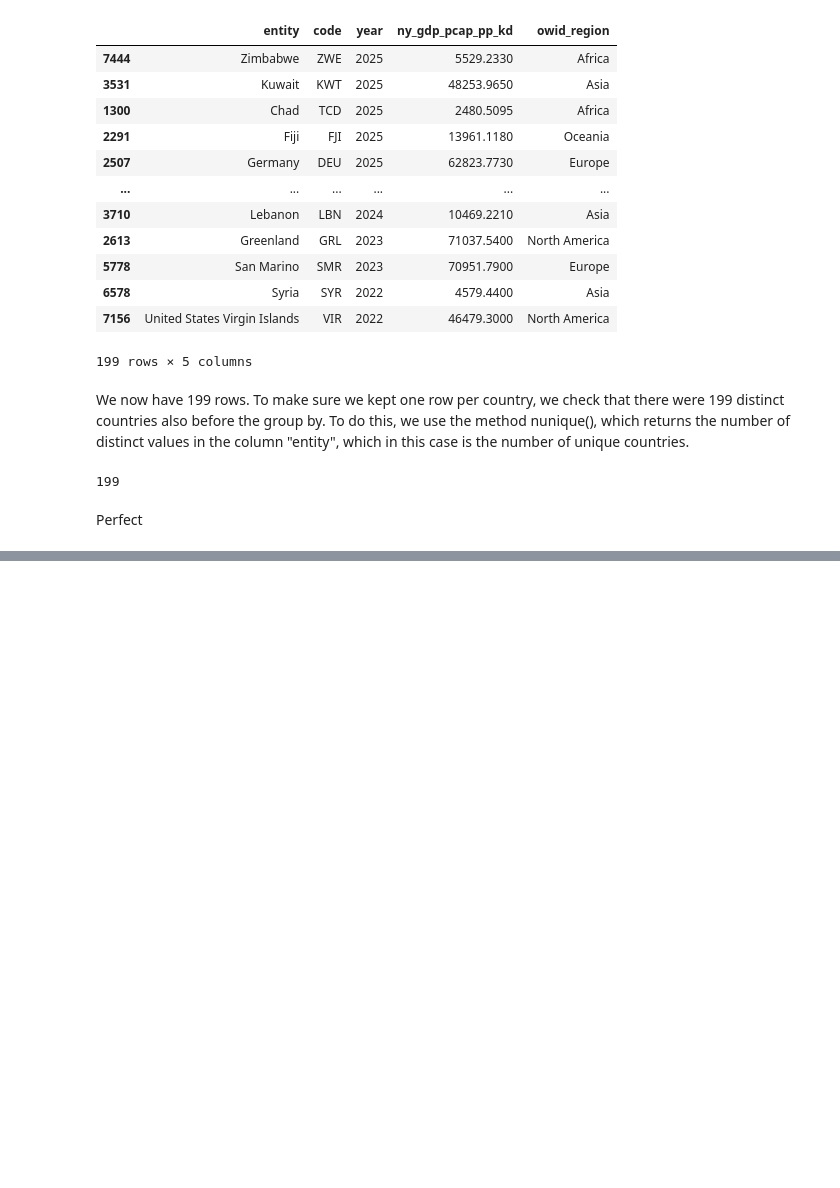
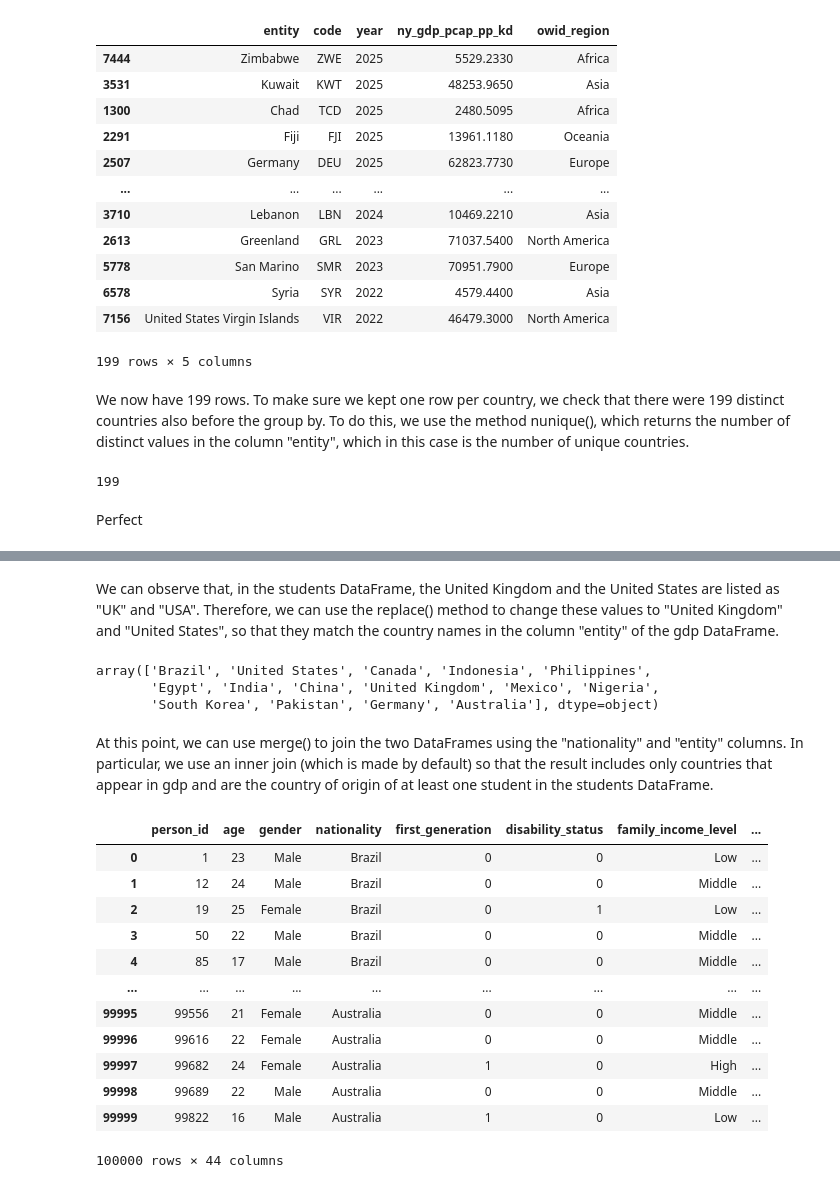
Before and after one commit to reneefarinelli/Farinelli_project, a Jupyter notebook: project_science.ipynb, the cells around one changed output, grey strips where cells are left out. Cells and saved outputs as stored; diff of their text form; code cells hidden in the pictures; blank space fills up the shorter version.

```diff
--- a/project_science.ipynb
+++ b/project_science.ipynb
@@ -588,0 +646,30 @@ Perfect
+# %% [markdown]
+We can observe that, in the students DataFrame, the United Kingdom and the United States are listed as "UK" and "USA".
+Therefore, we can use the replace() method to change these values to "United Kingdom" and "United States", so that they match the country names in the column "entity" of the gdp DataFrame.
+# %%
+students['nationality'] = students['nationality'].replace({ 'USA': 'United States' , 'UK': 'United Kingdom'})
+students['nationality'].unique()
+# %% [output]
+array(['Brazil', 'United States', 'Canada', 'Indonesia', 'Philippines',
+       'Egypt', 'India', 'China', 'United Kingdom', 'Mexico', 'Nigeria',
+       'South Korea', 'Pakistan', 'Germany', 'Australia'], dtype=object)
+# %% [markdown]
+At this point, we can use merge() to join the two DataFrames using the "nationality" and "entity" columns.
+In particular, we use an inner join (which is made by default) so that the result includes only countries that appear in gdp and are the country of origin of at least one student in the students DataFrame.
+# %%
+students_gdp = pd.merge(students, gdp_clean1, left_on = 'nationality', right_on = 'entity')
+students_gdp
+# %% [output]
+|  | person_id | age | gender | nationality | first_generation | disability_status | family_income_level | ... |
+| 0 | 1 | 23 | Male | Brazil | 0 | 0 | Low | ... |
+| 1 | 12 | 24 | Male | Brazil | 0 | 0 | Middle | ... |
+| 2 | 19 | 25 | Female | Brazil | 0 | 1 | Low | ... |
+| 3 | 50 | 22 | Male | Brazil | 0 | 0 | Middle | ... |
+| 4 | 85 | 17 | Male | Brazil | 0 | 0 | Middle | ... |
+| ... | ... | ... | ... | ... | ... | ... | ... | ... |
+| 99995 | 99556 | 21 | Female | Australia | 0 | 0 | Middle | ... |
+| 99996 | 99616 | 22 | Female | Australia | 0 | 0 | Middle | ... |
+| 99997 | 99682 | 24 | Female | Australia | 1 | 0 | High | ... |
+| 99998 | 99689 | 22 | Male | Australia | 0 | 0 | Middle | ... |
+| 99999 | 99822 | 16 | Male | Australia | 1 | 0 | Low | ... |
+100000 rows × 44 columns
```
Also changed, not shown: parts of 12 cells of this notebook.
